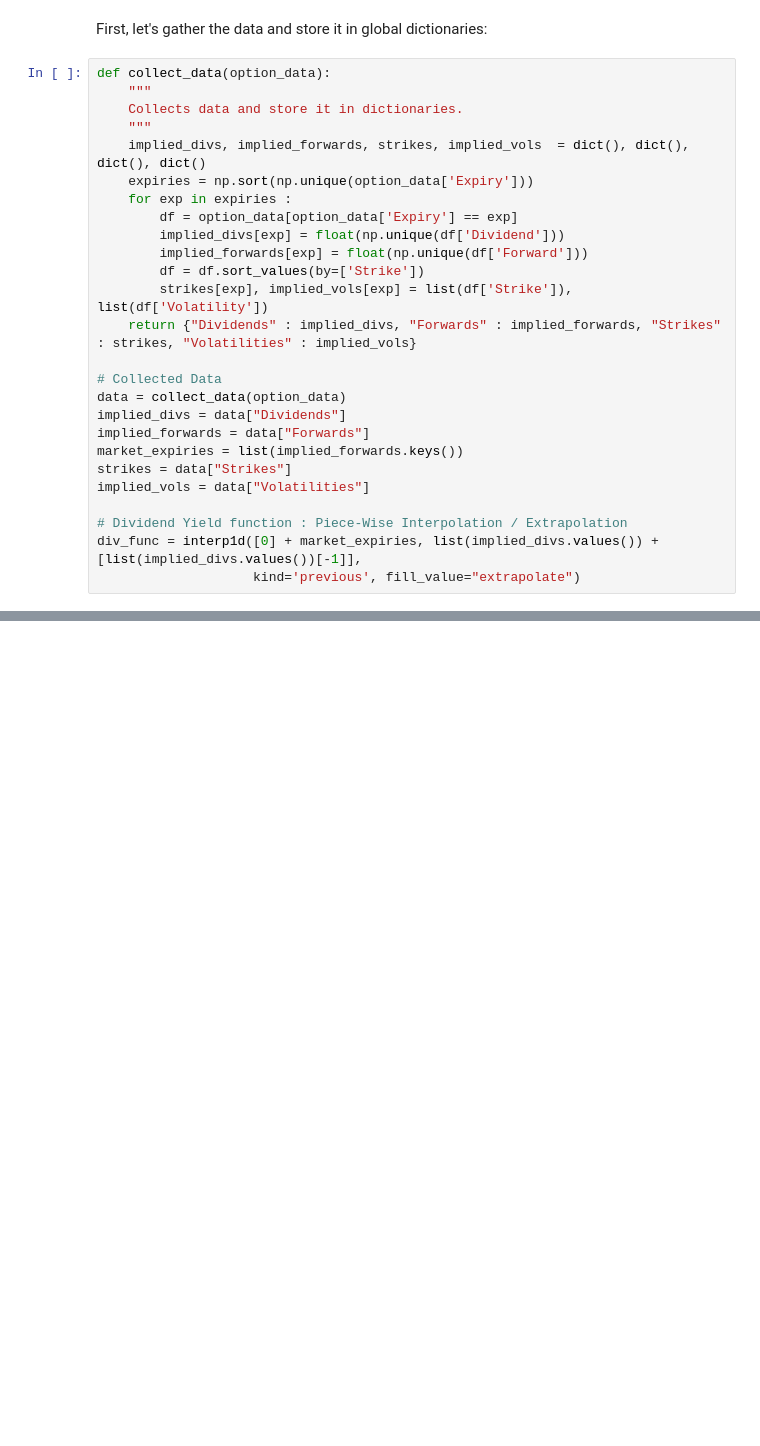
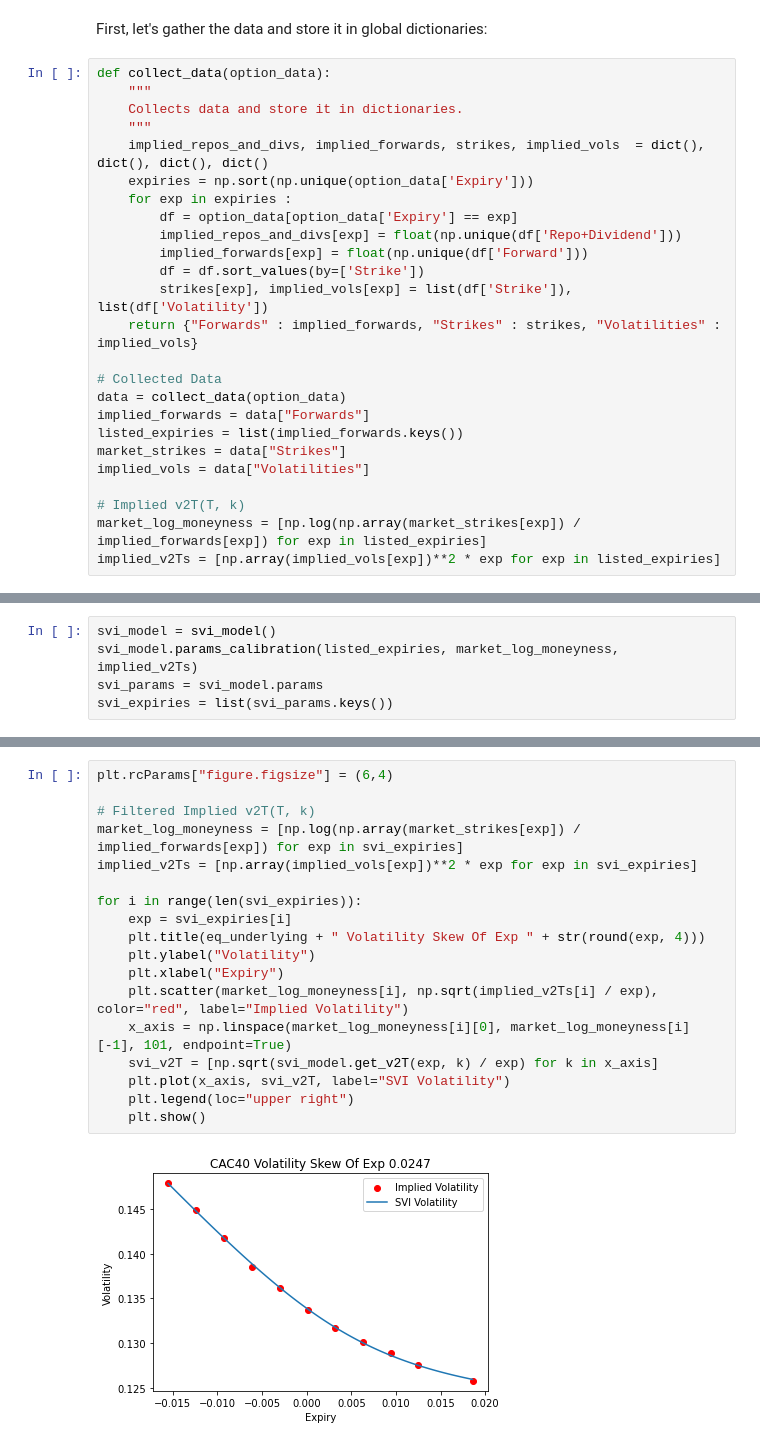
Before and after one commit to Idriss-Afra/Stochastic-Volatility-Inspired-Model, a Jupyter notebook: Stochastic Volatility Inspired Model.ipynb, the cells around one changed output, grey strips where cells are left out. Drawn from its saved outputs; the diff is of its cells as text; blank space fills up the shorter version.

Commit message:
Stochastic Volatility Inspired Model

```diff
--- a/Stochastic Volatility Inspired Model.ipynb
+++ b/Stochastic Volatility Inspired Model.ipynb
@@ -301,25 +347,24 @@ def collect_data(option_data):
     """
     Collects data and store it in dictionaries.
     """
-    implied_divs, implied_forwards, strikes, implied_vols  = dict(), dict(), dict(), dict()
+    implied_repos_and_divs, implied_forwards, strikes, implied_vols  = dict(), dict(), dict(), dict()
     expiries = np.sort(np.unique(option_data['Expiry']))
     for exp in expiries :
         df = option_data[option_data['Expiry'] == exp]
-        implied_divs[exp] = float(np.unique(df['Dividend']))
+        implied_repos_and_divs[exp] = float(np.unique(df['Repo+Dividend']))
         implied_forwards[exp] = float(np.unique(df['Forward']))
         df = df.sort_values(by=['Strike'])
         strikes[exp], implied_vols[exp] = list(df['Strike']), list(df['Volatility'])
-    return {"Dividends" : implied_divs, "Forwards" : implied_forwards, "Strikes" : strikes, "Volatilities" : implied_vols}
+    return {"Forwards" : implied_forwards, "Strikes" : strikes, "Volatilities" : implied_vols}
 
 # Collected Data
 data = collect_data(option_data)
-implied_divs = data["Dividends"]
 implied_forwards = data["Forwards"]
-market_expiries = list(implied_forwards.keys())
-strikes = data["Strikes"]
+listed_expiries = list(implied_forwards.keys())
+market_strikes = data["Strikes"]
 implied_vols = data["Volatilities"]
 
-# Dividend Yield function : Piece-Wise Interpolation / Extrapolation
-div_func = interp1d([0] + market_expiries, list(implied_divs.values()) + [list(implied_divs.values())[-1]],
-                    kind='previous', fill_value="extrapolate")
+# Implied v2T(T, k)
+market_log_moneyness = [np.log(np.array(market_strikes[exp]) / implied_forwards[exp]) for exp in listed_expiries]
+implied_v2Ts = [np.array(implied_vols[exp])**2 * exp for exp in listed_expiries]
 # %% [markdown]
@@ -399,0 +372,5 @@ SVI Total Variance Skews :
+# %%
+svi_model = svi_model()
+svi_model.params_calibration(listed_expiries, market_log_moneyness, implied_v2Ts)
+svi_params = svi_model.params
+svi_expiries = list(svi_params.keys())
@@ -399,0 +395,20 @@ SVI Total Variance Skews :
+# %%
+plt.rcParams["figure.figsize"] = (6,4)
+
+# Filtered Implied v2T(T, k)
+market_log_moneyness = [np.log(np.array(market_strikes[exp]) / implied_forwards[exp]) for exp in svi_expiries]
+implied_v2Ts = [np.array(implied_vols[exp])**2 * exp for exp in svi_expiries]
+
+for i in range(len(svi_expiries)):
+    exp = svi_expiries[i]
+    plt.title(eq_underlying + " Volatility Skew Of Exp " + str(round(exp, 4)))
+    plt.ylabel("Volatility")
+    plt.xlabel("Expiry")
+    plt.scatter(market_log_moneyness[i], np.sqrt(implied_v2Ts[i] / exp), color="red", label="Implied Volatility")
+    x_axis = np.linspace(market_log_moneyness[i][0], market_log_moneyness[i][-1], 101, endpoint=True)
+    svi_v2T = [np.sqrt(svi_model.get_v2T(exp, k) / exp) for k in x_axis]
+    plt.plot(x_axis, svi_v2T, label="SVI Volatility")
+    plt.legend(loc="upper right")
+    plt.show()
+# %% [output]
+[figure, added]
```
Also changed, not shown: parts of 19 cells of this notebook.
